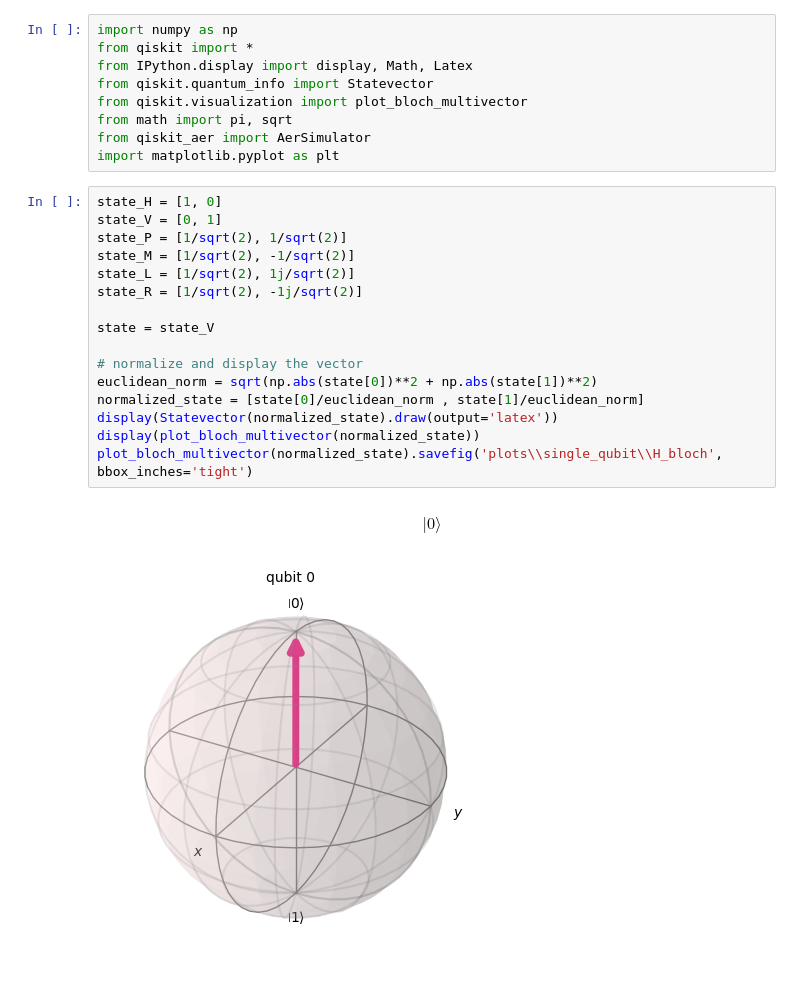
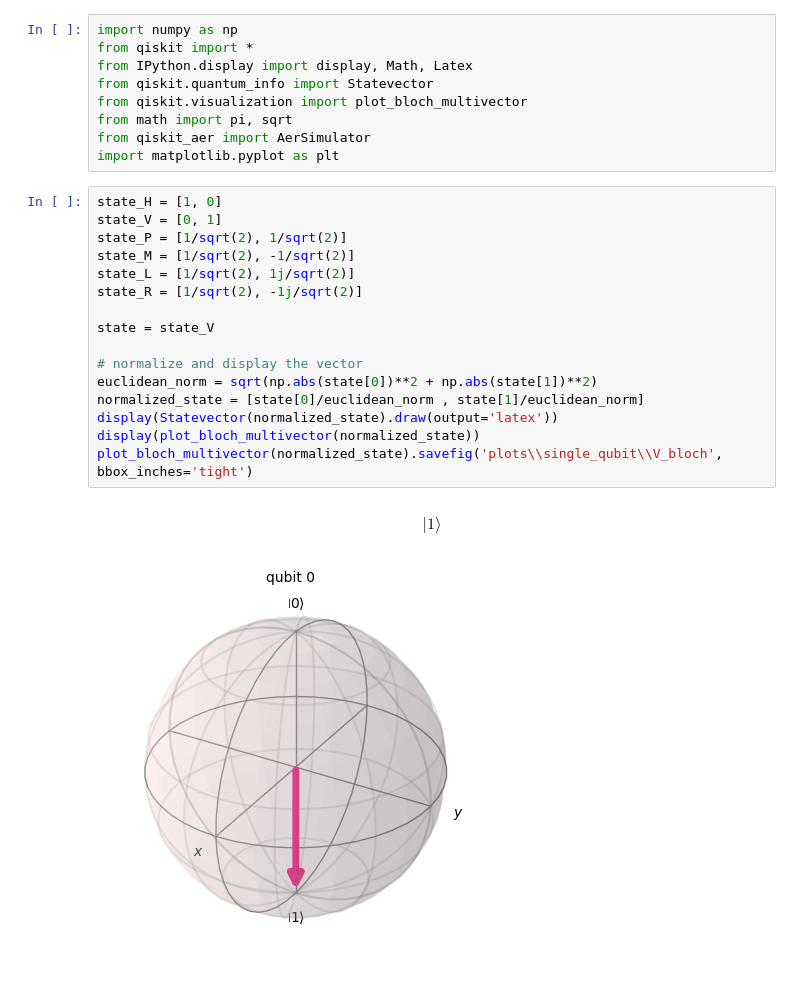
Before and after one commit to sparklyhotdog/QisketProject, a Jupyter notebook: ideal_simulations/single_qubit_rotation.ipynb, the cells around one changed output. Drawn from its saved outputs; the diff is of its cells as text.

```diff
--- a/ideal_simulations/single_qubit_rotation.ipynb
+++ b/ideal_simulations/single_qubit_rotation.ipynb
@@ -10,22 +10,22 @@ import matplotlib.pyplot as plt
 # %%
 state_H = [1, 0]
 state_V = [0, 1]
 state_P = [1/sqrt(2), 1/sqrt(2)]
 state_M = [1/sqrt(2), -1/sqrt(2)]
 state_L = [1/sqrt(2), 1j/sqrt(2)]
 state_R = [1/sqrt(2), -1j/sqrt(2)]
 
 state = state_V
 
 # normalize and display the vector
 euclidean_norm = sqrt(np.abs(state[0])**2 + np.abs(state[1])**2)
 normalized_state = [state[0]/euclidean_norm , state[1]/euclidean_norm]
 display(Statevector(normalized_state).draw(output='latex'))
 display(plot_bloch_multivector(normalized_state))
-plot_bloch_multivector(normalized_state).savefig('plots\\single_qubit\\H_bloch', bbox_inches='tight')
+plot_bloch_multivector(normalized_state).savefig('plots\\single_qubit\\V_bloch', bbox_inches='tight')
 # %% [output]
-$$ |0\rangle$$
+$$ |1\rangle$$
-[figure, old version]
+[figure, new version]
 # %%
 # N = how many rotation steps
 N = 200
```
Also changed, not shown: parts of 1 cell of this notebook, 5 other files.
